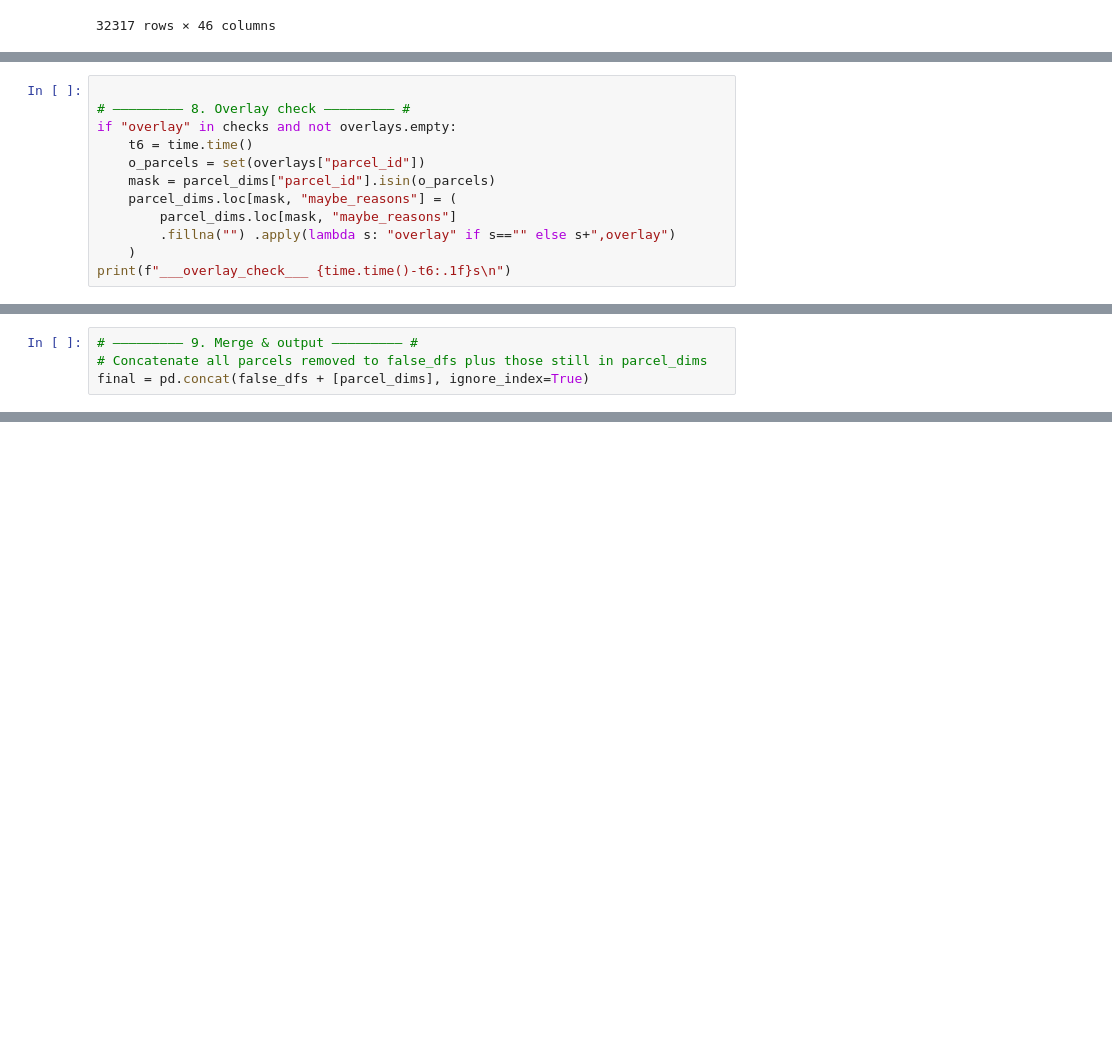
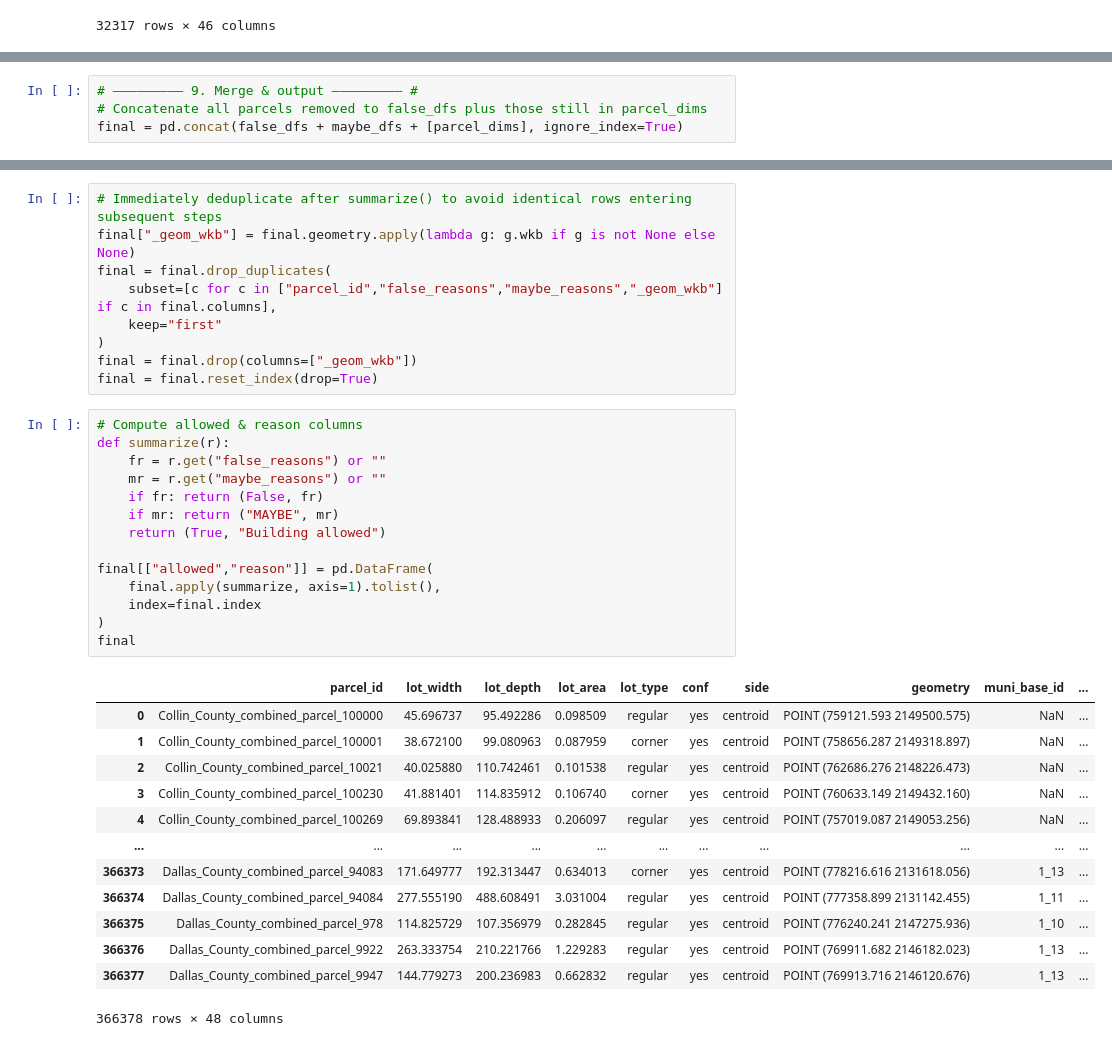
Before and after one commit to vibe-lab-gsd/zonepy, a Jupyter notebook: examples.ipynb, the cells around one changed output, grey strips where cells are left out. Drawn from its saved outputs; the diff is of its cells as text; blank space fills up the shorter version.

```diff
--- a/examples.ipynb
+++ b/examples.ipynb
@@ -1484,12 +1470,0 @@ if "overlay" in checks and not overlays.empty:
-# %%
-
-# ————————— 8. Overlay check ————————— #
-if "overlay" in checks and not overlays.empty:
-    t6 = time.time()
-    o_parcels = set(overlays["parcel_id"])
-    mask = parcel_dims["parcel_id"].isin(o_parcels)
-    parcel_dims.loc[mask, "maybe_reasons"] = (
-        parcel_dims.loc[mask, "maybe_reasons"]
-        .fillna("") .apply(lambda s: "overlay" if s=="" else s+",overlay")
-    )
-print(f"___overlay_check___ {time.time()-t6:.1f}s\n")
@@ -1514,6 +1527,6 @@ parcel_dims
 # %%
 # ————————— 9. Merge & output ————————— #
 # Concatenate all parcels removed to false_dfs plus those still in parcel_dims
-final = pd.concat(false_dfs + [parcel_dims], ignore_index=True)
+final = pd.concat(false_dfs + maybe_dfs + [parcel_dims], ignore_index=True)
 # %%
 final
@@ -1519,0 +1547,37 @@ final
+# %%
+# Immediately deduplicate after summarize() to avoid identical rows entering subsequent steps
+final["_geom_wkb"] = final.geometry.apply(lambda g: g.wkb if g is not None else None)
+final = final.drop_duplicates(
+    subset=[c for c in ["parcel_id","false_reasons","maybe_reasons","_geom_wkb"] if c in final.columns],
+    keep="first"
+)
+final = final.drop(columns=["_geom_wkb"])
+final = final.reset_index(drop=True)
+# %%
+# Compute allowed & reason columns
+def summarize(r):
+    fr = r.get("false_reasons") or ""
+    mr = r.get("maybe_reasons") or ""
+    if fr: return (False, fr)
+    if mr: return ("MAYBE", mr)
+    return (True, "Building allowed")
+
+final[["allowed","reason"]] = pd.DataFrame(
+    final.apply(summarize, axis=1).tolist(),
+    index=final.index
+)
+final
+# %% [output]
+|  | parcel_id | lot_width | lot_depth | lot_area | lot_type | conf | side | geometry | muni_base_id | ... |
+| 0 | Collin_County_combined_parcel_100000 | 45.696737 | 95.492286 | 0.098509 | regular | yes | centroid | POINT (759121.593 2149500.575) | NaN | ... |
+| 1 | Collin_County_combined_parcel_100001 | 38.672100 | 99.080963 | 0.087959 | corner | yes | centroid | POINT (758656.287 2149318.897) | NaN | ... |
+| 2 | Collin_County_combined_parcel_10021 | 40.025880 | 110.742461 | 0.101538 | regular | yes | centroid | POINT (762686.276 2148226.473) | NaN | ... |
+| 3 | Collin_County_combined_parcel_100230 | 41.881401 | 114.835912 | 0.106740 | corner | yes | centroid | POINT (760633.149 2149432.160) | NaN | ... |
+| 4 | Collin_County_combined_parcel_100269 | 69.893841 | 128.488933 | 0.206097 | regular | yes | centroid | POINT (757019.087 2149053.256) | NaN | ... |
+| ... | ... | ... | ... | ... | ... | ... | ... | ... | ... | ... |
+| 366373 | Dallas_County_combined_parcel_94083 | 171.649777 | 192.313447 | 0.634013 | corner | yes | centroid | POINT (778216.616 2131618.056) | 1_13 | ... |
+| 366374 | Dallas_County_combined_parcel_94084 | 277.555190 | 488.608491 | 3.031004 | regular | yes | centroid | POINT (777358.899 2131142.455) | 1_11 | ... |
+| 366375 | Dallas_County_combined_parcel_978 | 114.825729 | 107.356979 | 0.282845 | regular | yes | centroid | POINT (776240.241 2147275.936) | 1_10 | ... |
+| 366376 | Dallas_County_combined_parcel_9922 | 263.333754 | 210.221766 | 1.229283 | regular | yes | centroid | POINT (769911.682 2146182.023) | 1_13 | ... |
+| 366377 | Dallas_County_combined_parcel_9947 | 144.779273 | 200.236983 | 0.662832 | regular | yes | centroid | POINT (769913.716 2146120.676) | 1_13 | ... |
+366378 rows × 48 columns
```
Also changed, not shown: parts of 8 cells of this notebook, 1 other file.
